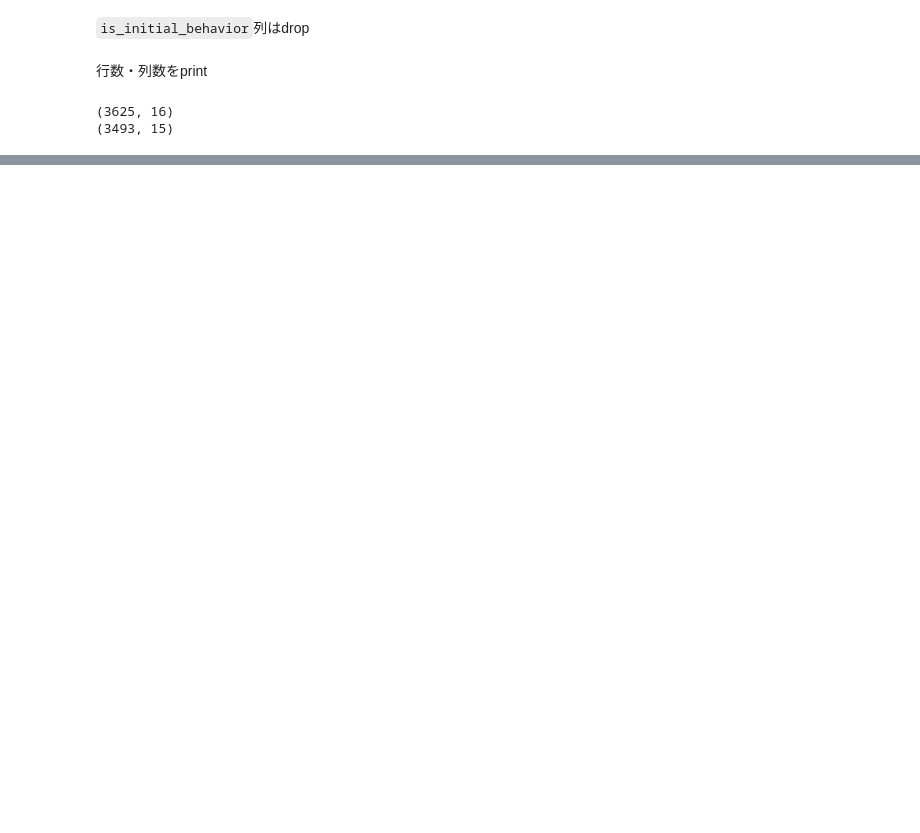
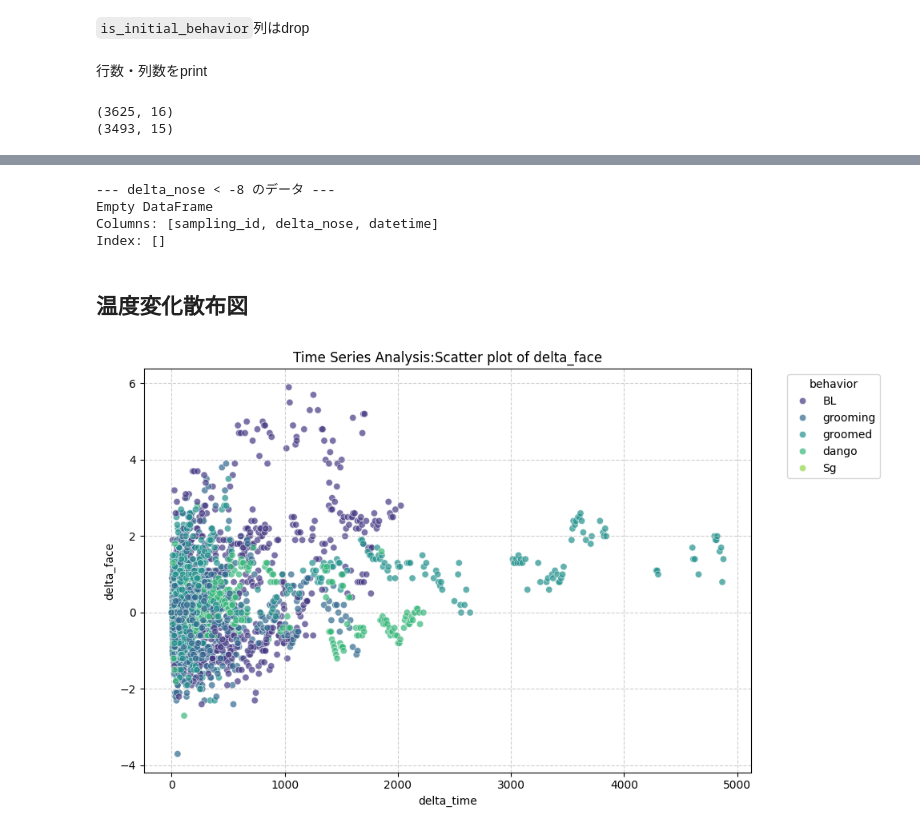
Before and after one commit to Yasui-kyoto/Monkey_Aggression, a Jupyter notebook: notebooks/02_temperature/01_preprocessing.ipynb, the cells around one changed output, grey strips where cells are left out. Cells and saved outputs as stored; diff of their text form; code cells hidden in the pictures; blank space fills up the shorter version.

Commit message:
温度変化散布図の記録

```diff
--- a/notebooks/02_temperature/01_preprocessing.ipynb
+++ b/notebooks/02_temperature/01_preprocessing.ipynb
@@ -151,0 +177,3 @@ print(initial_behavior_df.shape)
+# %%
+delta_df = self.add_temperature_delta(initial_behavior_df)
+print(delta_df.head())
@@ -151,0 +223,19 @@ print(initial_behavior_df.shape)
+# %%
+# delta_nose が -8 を下回る行を抽出
+outliers = delta_df[delta_df['delta_nose'] < -8]
+
+# その行の sampling_id と delta_nose を表示
+print("--- delta_nose < -8 のデータ ---")
+print(outliers[['sampling_id', 'delta_nose', 'datetime']])
+# %% [output]
+--- delta_nose < -8 のデータ ---
+Empty DataFrame
+Columns: [sampling_id, delta_nose, datetime]
+Index: []
+# %% [markdown]
+## 温度変化散布図
+# %%
+# 1. delta_face のプロット
+self.plot_behavior_scatter(delta_df, y_column='delta_face')
+# %% [output]
+[figure, added]
```
Also changed, not shown: parts of 12 cells of this notebook, 1 other file.
